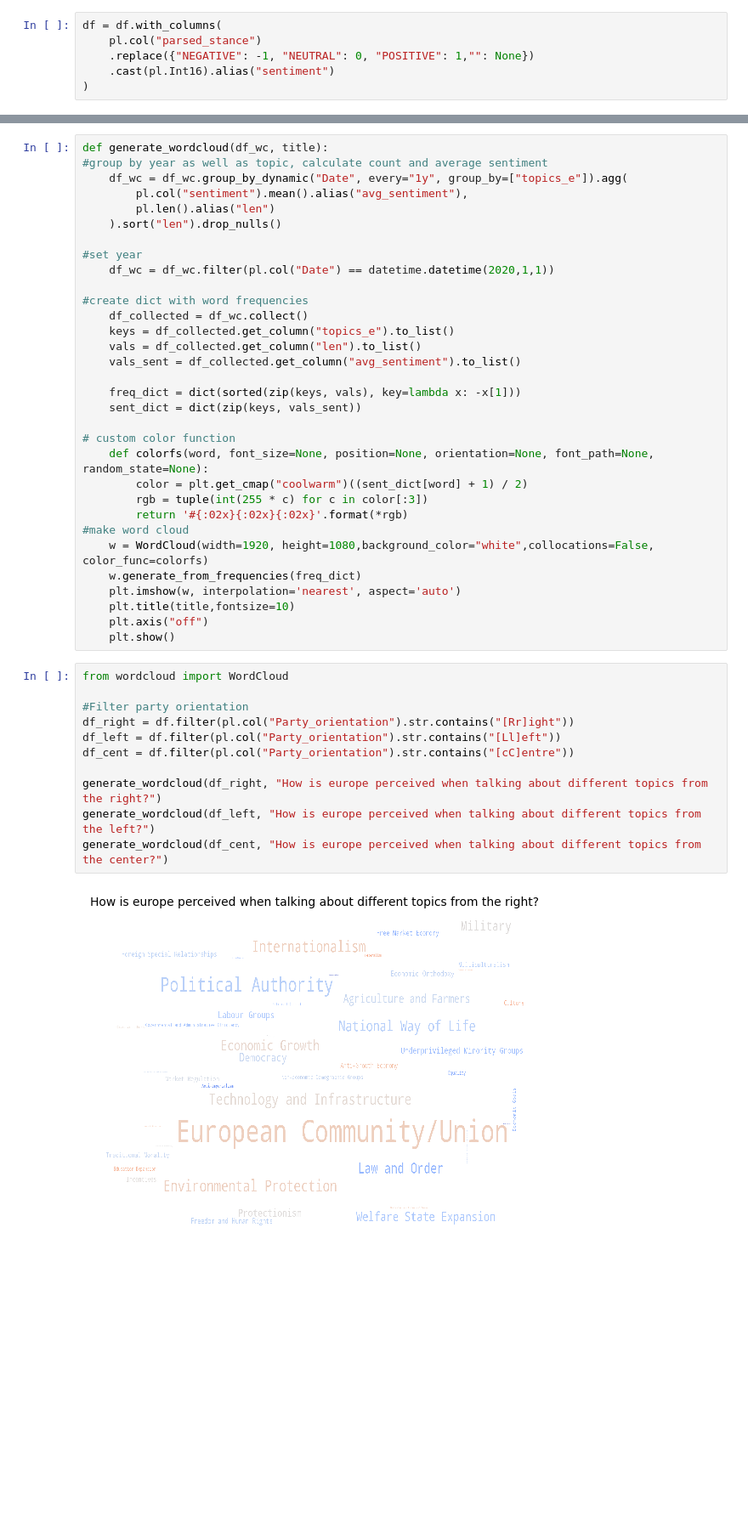
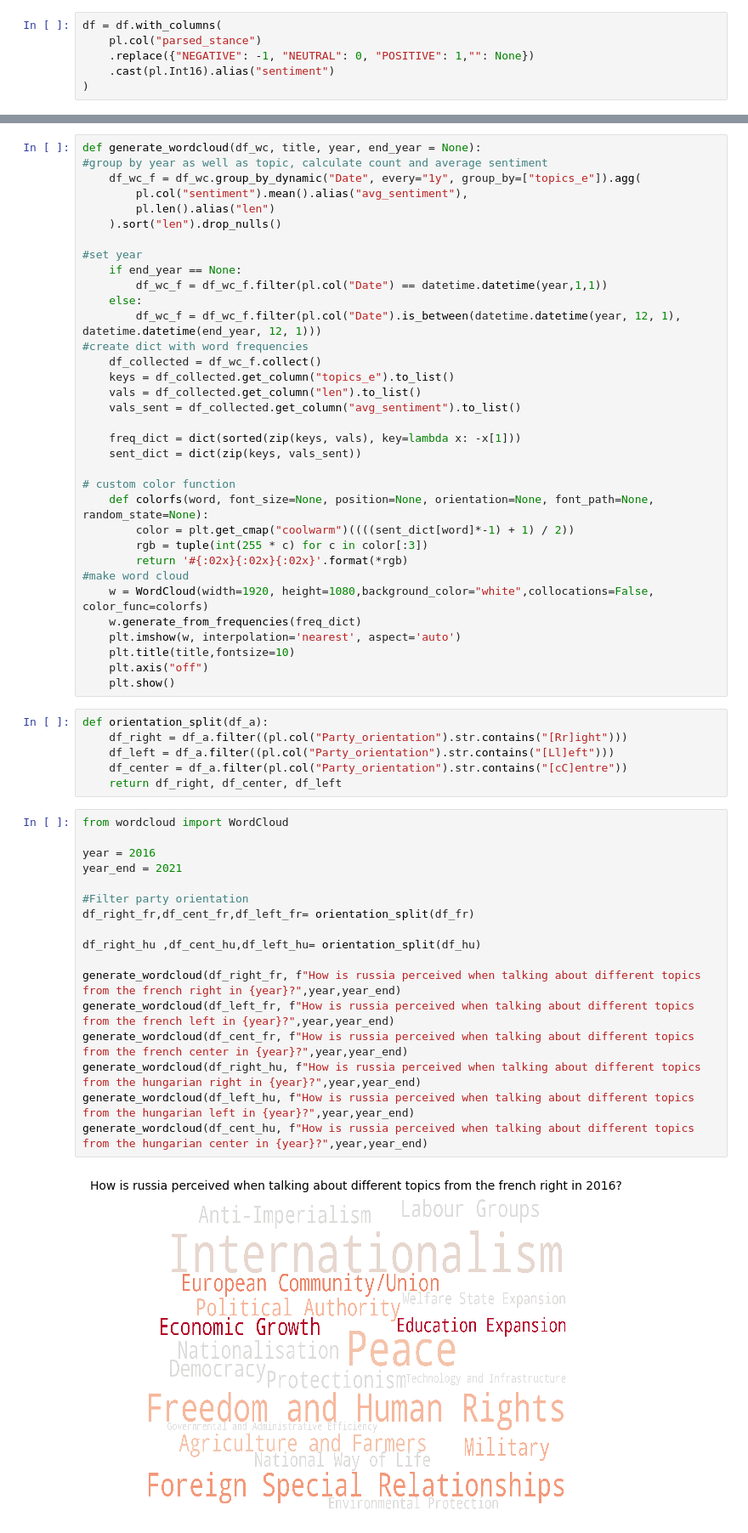
Before and after one commit to dhh25/parlianets, a Jupyter notebook: scripts/statistics/europe_ideology.ipynb, the cells around one changed output, grey strips where cells are left out. Shown at 85% size. Cells and saved outputs as stored; diff of their text form; blank space fills up the shorter version.

Commit message:
mapping left/right

```diff
--- a/scripts/statistics/europe_ideology.ipynb
+++ b/scripts/statistics/europe_ideology.ipynb
@@ -52,16 +50,18 @@ df_g = df_g.filter(pl.col("Party_orientation") != "-")
 # %%
-def generate_wordcloud(df_wc, title):
+def generate_wordcloud(df_wc, title, year, end_year = None):
 #group by year as well as topic, calculate count and average sentiment
-    df_wc = df_wc.group_by_dynamic("Date", every="1y", group_by=["topics_e"]).agg(
+    df_wc_f = df_wc.group_by_dynamic("Date", every="1y", group_by=["topics_e"]).agg(
         pl.col("sentiment").mean().alias("avg_sentiment"),
         pl.len().alias("len")
     ).sort("len").drop_nulls()
 
 #set year
-    df_wc = df_wc.filter(pl.col("Date") == datetime.datetime(2020,1,1))
-
+    if end_year == None:
+        df_wc_f = df_wc_f.filter(pl.col("Date") == datetime.datetime(year,1,1))
+    else:
+        df_wc_f = df_wc_f.filter(pl.col("Date").is_between(datetime.datetime(year, 12, 1), datetime.datetime(end_year, 12, 1)))
 #create dict with word frequencies
-    df_collected = df_wc.collect()
+    df_collected = df_wc_f.collect()
     keys = df_collected.get_column("topics_e").to_list()
     vals = df_collected.get_column("len").to_list()
     vals_sent = df_collected.get_column("avg_sentiment").to_list()
@@ -71,7 +71,7 @@ def generate_wordcloud(df_wc, title):
 
 # custom color function
     def colorfs(word, font_size=None, position=None, orientation=None, font_path=None, random_state=None):
-        color = plt.get_cmap("coolwarm")((sent_dict[word] + 1) / 2)
+        color = plt.get_cmap("coolwarm")((((sent_dict[word]*-1) + 1) / 2))
         rgb = tuple(int(255 * c) for c in color[:3])
         return '#{:02x}{:02x}{:02x}'.format(*rgb)
 #make word cloud
@@ -81,16 +81,28 @@ def generate_wordcloud(df_wc, title):
     plt.title(title,fontsize=10)
     plt.axis("off")
     plt.show()
+# %%
+def orientation_split(df_a):
+    df_right = df_a.filter((pl.col("Party_orientation").str.contains("[Rr]ight")))
+    df_left = df_a.filter((pl.col("Party_orientation").str.contains("[Ll]eft")))
+    df_center = df_a.filter(pl.col("Party_orientation").str.contains("[cC]entre"))
+    return df_right, df_center, df_left
 # %%
 from wordcloud import WordCloud
 
+year = 2016
+year_end = 2021
+
 #Filter party orientation
-df_right = df.filter(pl.col("Party_orientation").str.contains("[Rr]ight"))
-df_left = df.filter(pl.col("Party_orientation").str.contains("[Ll]eft"))
-df_cent = df.filter(pl.col("Party_orientation").str.contains("[cC]entre"))
+df_right_fr,df_cent_fr,df_left_fr= orientation_split(df_fr)
 
-generate_wordcloud(df_right, "How is europe perceived when talking about different topics from the right?")
-generate_wordcloud(df_left, "How is europe perceived when talking about different topics from the left?")
-generate_wordcloud(df_cent, "How is europe perceived when talking about different topics from the center?")
+df_right_hu ,df_cent_hu,df_left_hu= orientation_split(df_hu)
+
+generate_wordcloud(df_right_fr, f"How is russia perceived when talking about different topics from the french right in {year}?",year,year_end)
+generate_wordcloud(df_left_fr, f"How is russia perceived when talking about different topics from the french left in {year}?",year,year_end)
+generate_wordcloud(df_cent_fr, f"How is russia perceived when talking about different topics from the french center in {year}?",year,year_end)
+generate_wordcloud(df_right_hu, f"How is russia perceived when talking about different topics from the hungarian right in {year}?",year,year_end)
+generate_wordcloud(df_left_hu, f"How is russia perceived when talking about different topics from the hungarian left in {year}?",year,year_end)
+generate_wordcloud(df_cent_hu, f"How is russia perceived when talking about different topics from the hungarian center in {year}?",year,year_end)
 # %% [output]
-[figure, old version]
+[figure, new version]
```
Also changed, not shown: parts of 7 cells of this notebook, 2 other files.
